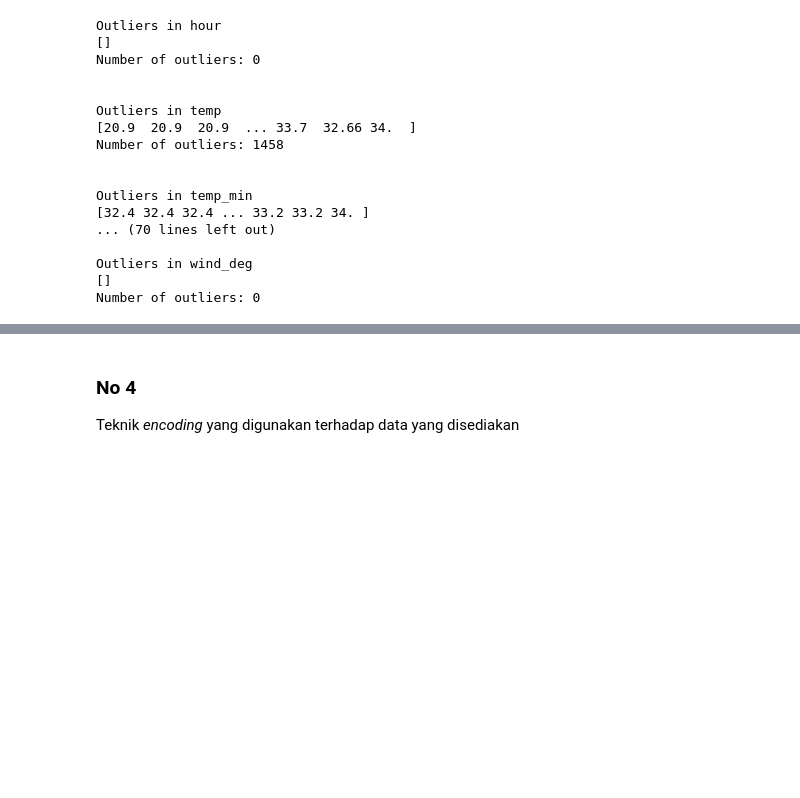
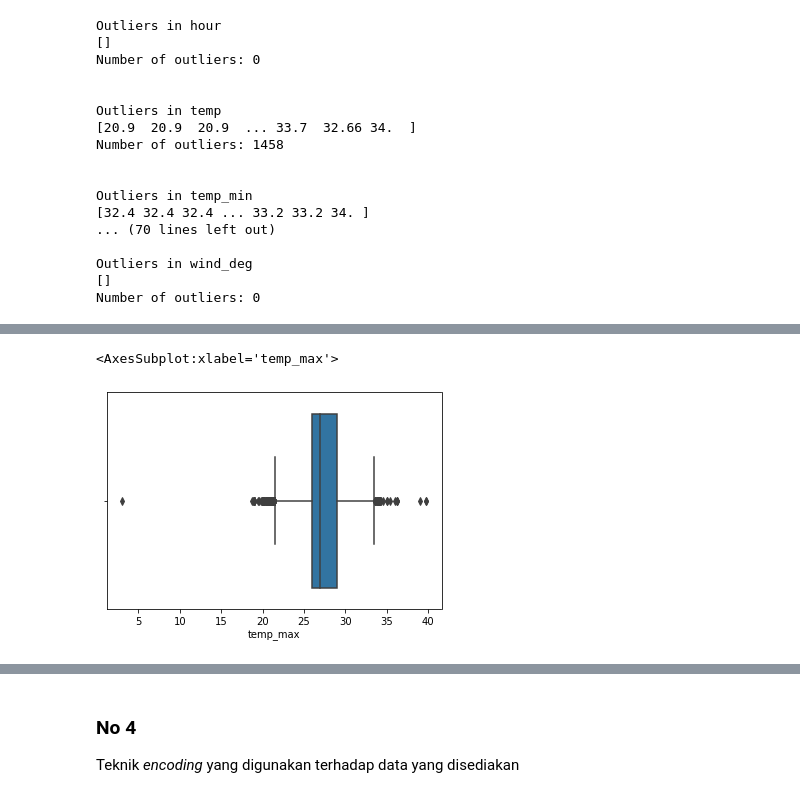
Before and after one commit to daffarg/tugas-praktikum-ml, a Jupyter notebook: PraktikumIF3270_M1_13520118_13520145.ipynb, the cells around one changed output, grey strips where cells are left out. Saved outputs shown, nothing was run; the diff lists cells and outputs as text; code cells hidden in the pictures; blank space fills up the shorter version.

```diff
--- a/PraktikumIF3270_M1_13520118_13520145.ipynb
+++ b/PraktikumIF3270_M1_13520118_13520145.ipynb
@@ -244,0 +398,5 @@ Pada data di atas, hanya feature hour dan wind_deg yang tidak memiliki outlier.
+# %%
+sns.boxplot(x=df_train['temp_max'])
+# %% [output]
+<AxesSubplot:xlabel='temp_max'>
+[figure, added]
```
Also changed, not shown: parts of 34 cells of this notebook, 1 other file.
